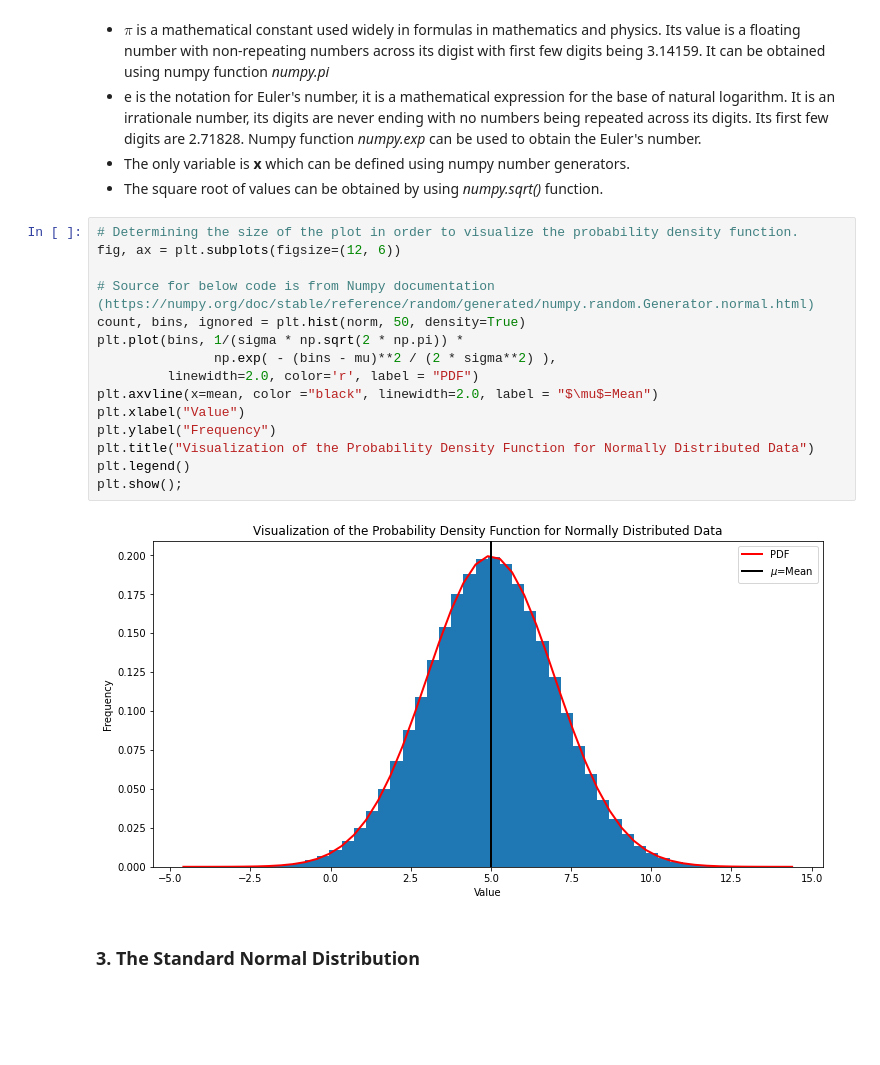
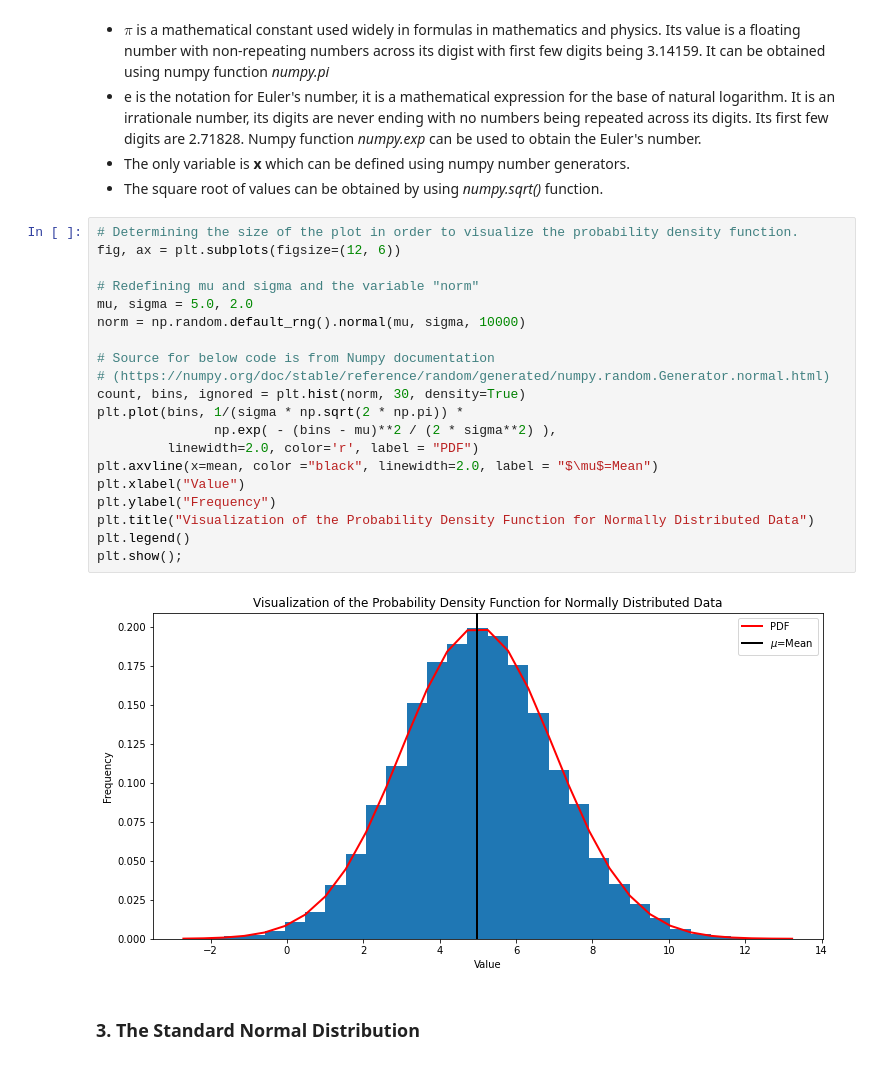
Before and after one commit to evaczeydapommersheim/Funddata---assessment, a Jupyter notebook: Normal Distribution/Normal_Distribution_Project_Winter 2022-23.ipynb, the cells around one changed output. Drawn from its saved outputs; the diff is of its cells as text; blank space fills up the shorter version.

```diff
--- a/Normal Distribution/Normal_Distribution_Project_Winter 2022-23.ipynb
+++ b/Normal Distribution/Normal_Distribution_Project_Winter 2022-23.ipynb
@@ -229,20 +249,25 @@ In this formula:<p>
 # %%
 # Determining the size of the plot in order to visualize the probability density function.
 fig, ax = plt.subplots(figsize=(12, 6))
 
-# Source for below code is from Numpy documentation (https://numpy.org/doc/stable/reference/random/generated/numpy.random.Generator.normal.html)
-count, bins, ignored = plt.hist(norm, 50, density=True)
+# Redefining mu and sigma and the variable "norm"
+mu, sigma = 5.0, 2.0
+norm = np.random.default_rng().normal(mu, sigma, 10000)
+
+# Source for below code is from Numpy documentation
+# (https://numpy.org/doc/stable/reference/random/generated/numpy.random.Generator.normal.html)
+count, bins, ignored = plt.hist(norm, 30, density=True)
 plt.plot(bins, 1/(sigma * np.sqrt(2 * np.pi)) *
                np.exp( - (bins - mu)**2 / (2 * sigma**2) ),
          linewidth=2.0, color='r', label = "PDF")
 plt.axvline(x=mean, color ="black", linewidth=2.0, label = "$\mu$=Mean")
 plt.xlabel("Value")
 plt.ylabel("Frequency")
 plt.title("Visualization of the Probability Density Function for Normally Distributed Data")
 plt.legend()
 plt.show();
 # %% [output]
-[figure, old version]
+[figure, new version]
 # %% [markdown]
 ### 3. The Standard Normal Distribution
 # %% [markdown]
```
Also changed, not shown: parts of 15 cells of this notebook, 1 other file.
